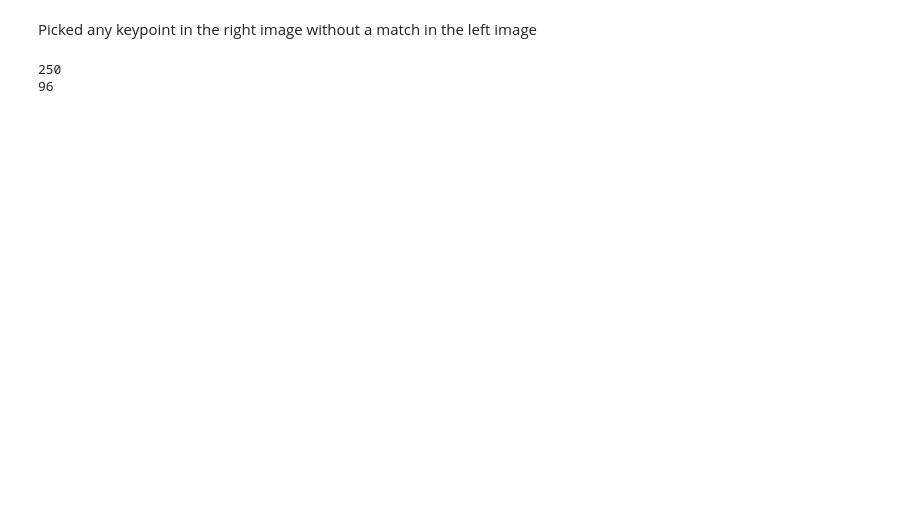
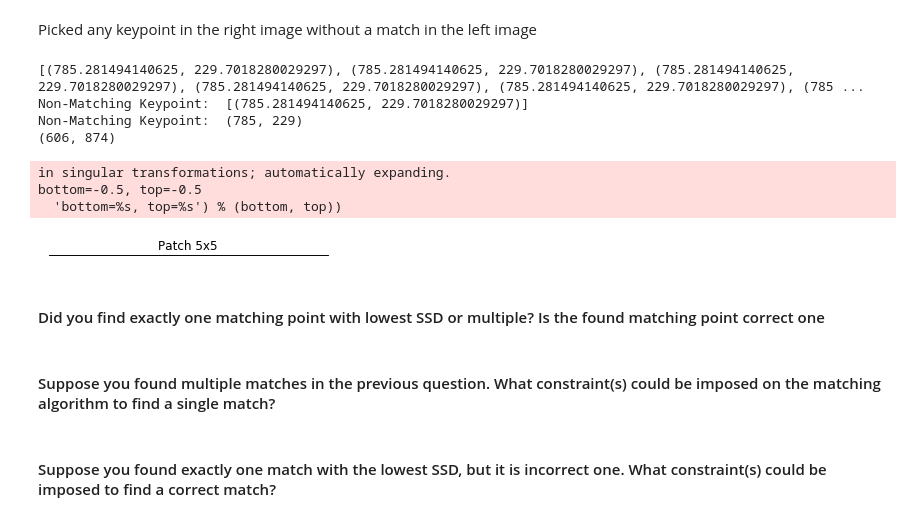
Before and after one commit to bryanjay28/ECSE415, a Jupyter notebook: Assignment3/Epipolar_Geometry.ipynb, the cells around one changed output. Saved outputs shown, nothing was run; the diff lists cells and outputs as text; code cells hidden in the pictures; blank space fills up the shorter version.

Commit message:
epipolar steill broken

```diff
--- a/Assignment3/Epipolar_Geometry.ipynb
+++ b/Assignment3/Epipolar_Geometry.ipynb
@@ -170,29 +162,50 @@ plt.show()
 # %% [markdown]
 Picked any keypoint in the right image without a match in the left image
 # %%
-mismatch_list = list()
-for i in range(len(ptsR)):
-    if(ptsR[i] in ptsL):
-        mismatch_list.append(ptsR[i].tolist())
+# find the coordinates for all non matching points
+mismatchListL = [kpL[m.queryIdx].pt for pointL in kpL if pointL not in ptsL]
+mismatchListR = [kpR[m.trainIdx].pt for pointR in kpR if pointR not in ptsR]
 
-print(len(mismatch_list))
+# checked if any points are on the epipolar lines
+fin_mismatch = list()
+for i in range(len(mismatchListR)):
+    for j in range(len(linesR)):
+        y = -1*(linesR[j][0]*mismatchListR[i][0] + linesR[j][2])/linesR[j][1]
+        if(int(y) != mismatchListR[i][1] and mismatchListR[i] not in fin_mismatch):
+            fin_mismatch.append(mismatchListR[i])
+print(mismatchListR)
+print("Non-Matching Keypoint: ", fin_mismatch)
+nonKeypt = (int(fin_mismatch[0][0]), int(fin_mismatch[0][1]))
+print("Non-Matching Keypoint: ", nonKeypt)
 
-keypoints = list()
-for i in range(len(mismatch_list)):
-    for j in range(len(linesR)):
-        y = -1*(linesR[j][0]*mismatch_list[i][0] + linesR[j][2])/linesR[j][1]
-        if(int(y) == mismatch_list[i][1] and mismatch_list[i] not in keypoints):
-            keypoints.append(mismatch_list[i])
-print(len(keypoints))
+print(imgR.shape)
+# get 5x5 patch by taking the top 3 and bottom 2 pixels and timilarly for the side
+patch = imgR[nonKeypt[0]-3:nonKeypt[0]+2,nonKeypt[1]-3:nonKeypt[1]+2]
 
+# display patch
+plt.figure(figsize=(5,5))
+plt.subplot(111), plt.imshow(patch, cmap="gray")
+plt.title("Patch 5x5"), plt.xticks([]), plt.yticks([])
+plt.show()
 
-patch_center = numpy.array([500, 450])
-smaller_dim = numpy.min(image.shape[0:2])
-patch_scale = 0.23
-patch_size = patch_scale * smaller_dim
-patch_x = patch_center[0] - patch_size/2
-patch_y = patch_center[1] - patch_size/2
-patch_image = image[patch_x:patch_x+patch_size, patch_y:patch_y+patch_size]
+# patch_center = numpy.array([500, 450])1#  smaller_dim = numpy.min(image.shape[0:2])
+# patch_scale = 0.23
+# patch_size = patch_scale * smaller_dim
+# patch_x = patch_center[0] - patch_size/2
+# patch_y = patch_center[1] - patch_size/2
+# patch_image = image[patch_x:patch_x+patch_size, patch_y:patch_y+patch_size]
 # %% [output]
-250
-96
+[(785.281494140625, 229.7018280029297), (785.281494140625, 229.7018280029297), (785.281494140625, 229.7018280029297), (785.281494140625, 229.7018280029297), (785.281494140625, 229.7018280029297), (785 ...
+Non-Matching Keypoint:  [(785.281494140625, 229.7018280029297)]
+Non-Matching Keypoint:  (785, 229)
+(606, 874)
+in singular transformations; automatically expanding.
+bottom=-0.5, top=-0.5
+  'bottom=%s, top=%s') % (bottom, top))
+[figure, added]
+# %% [markdown]
+#### Did you find exactly one matching point with lowest SSD or multiple? Is the found matching point correct one
+# %% [markdown]
+#### Suppose you found multiple matches in the previous question. What constraint(s) could be imposed on the matching algorithm to find a single match?
+# %% [markdown]
+#### Suppose you found exactly one match with the lowest SSD, but it is incorrect one. What constraint(s) could be imposed to find a correct match?
```
Also changed, not shown: parts of 2 cells of this notebook, 4 other files.
